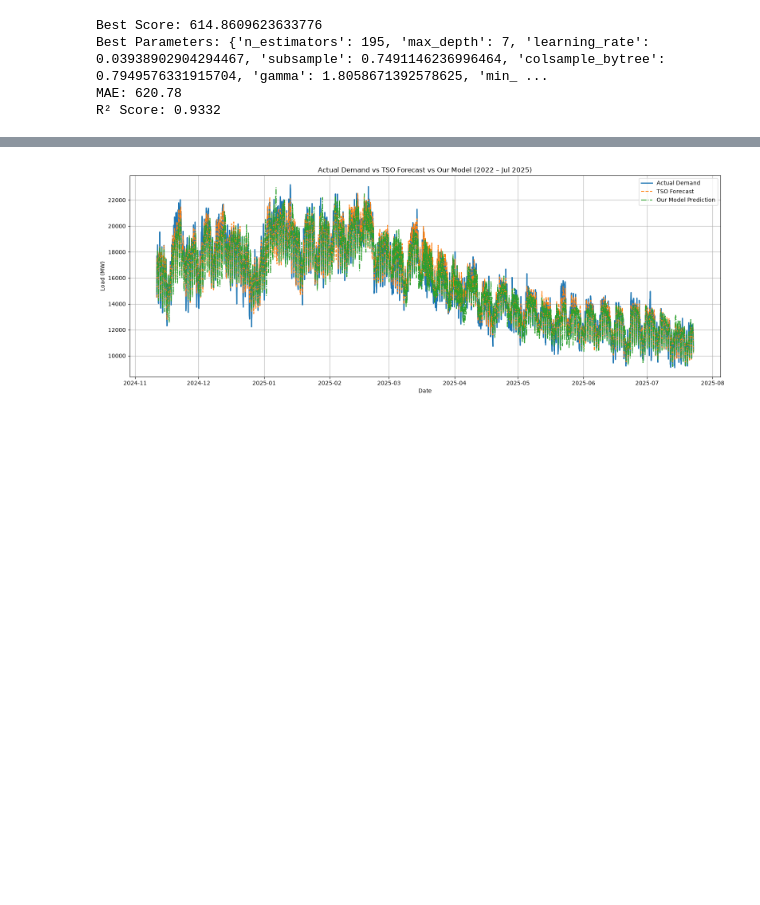
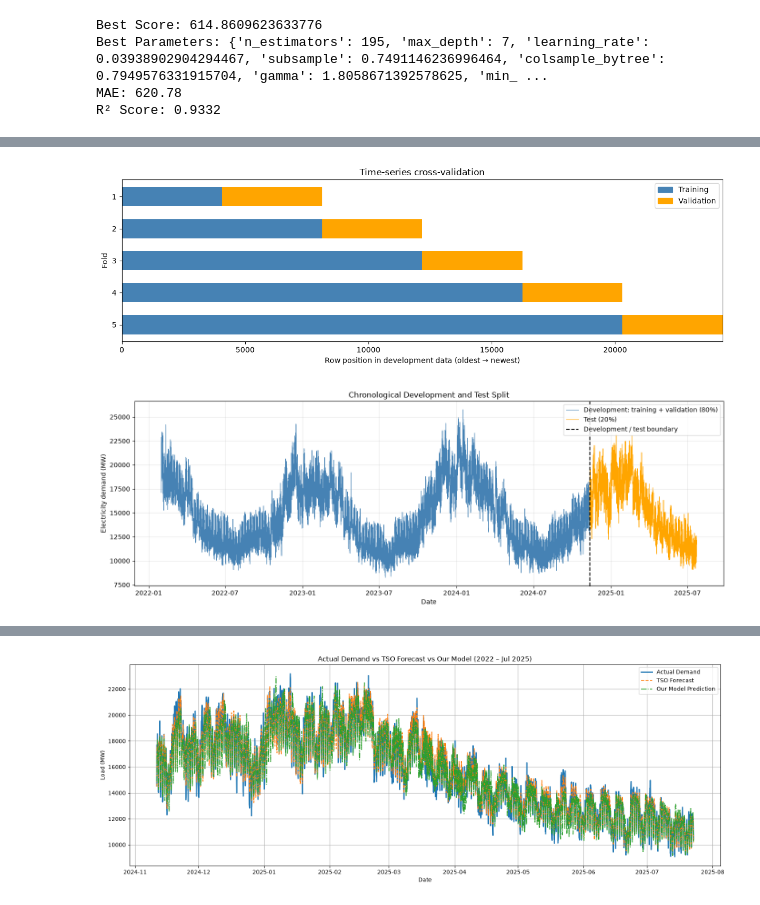
Before and after one commit to tomwu1233/Time-Series-Forecasting-for-Swedish-Energy-Demand, a Jupyter notebook: Model_Training.ipynb, the cells around one changed output, grey strips where cells are left out. Cells and saved outputs as stored; diff of their text form; code cells hidden in the pictures; blank space fills up the shorter version.

Commit message:
update visulization for time-seris CV

```diff
--- a/Model_Training.ipynb
+++ b/Model_Training.ipynb
@@ -238,7 +240,7 @@ X_dev, X_test = X.iloc[:split], X.iloc[split:]
 y_dev, y_test = y.iloc[:split], y.iloc[split:]
 # %%
 # defining the xgboost part, so the optuna can run for any model, but we are defining xgboost parameters
-def xgb_objective(trial):
+def xgb_objective(trial, X_dev, y_dev):
     params = {
         'n_estimators': trial.suggest_int('n_estimators', 100, 500),
         'max_depth': trial.suggest_int('max_depth', 3, 15),
@@ -309,0 +366,56 @@ R² Score: 0.9332
+# %%
+tscv = TimeSeriesSplit(n_splits=5)
+fig, ax = plt.subplots(figsize=(12, 4))
+
+for fold, (train_idx, val_idx) in enumerate(tscv.split(X_dev), start=1):
+    ax.broken_barh(
+        [(train_idx[0], len(train_idx))],
+        (fold - 0.3, 0.6),
+        facecolors='steelblue',
+    )
+    ax.broken_barh(
+        [(val_idx[0], len(val_idx))],
+        (fold - 0.3, 0.6),
+        facecolors='orange',
+    )
+
+ax.set(
+    xlabel='Row position in development data (oldest → newest)',
+    ylabel='Fold',
+    title='Time-series cross-validation',
+    yticks=range(1, 6),
+    xlim=(0, len(X_dev)),
+)
+ax.invert_yaxis()
+ax.legend(handles=[
+    Patch(color='steelblue', label='Training'),
+    Patch(color='orange', label='Validation'),
+])
+plt.tight_layout()
+plt.show()
+
+fig, ax = plt.subplots(figsize=(14, 5))
+
+ax.plot(y_dev.index, y_dev,
+        color='steelblue', label='Development: training + validation (80%)',
+        linewidth=0.8)
+
+ax.plot(y_test.index, y_test,
+        color='orange', label='Test (20%)',
+        linewidth=0.8)
+
+ax.axvline(y_test.index[0], color='black', linestyle='--',
+           label='Development / test boundary')
+
+ax.set(
+    title='Chronological Development and Test Split',
+    xlabel='Date',
+    ylabel='Electricity demand (MW)',
+)
+ax.legend()
+ax.grid(True, alpha=0.3)
+plt.tight_layout()
+plt.show()
+# %% [output]
+[figure, added]
+[figure, added]
```
Also changed, not shown: parts of 3 cells of this notebook, 3 other files.
